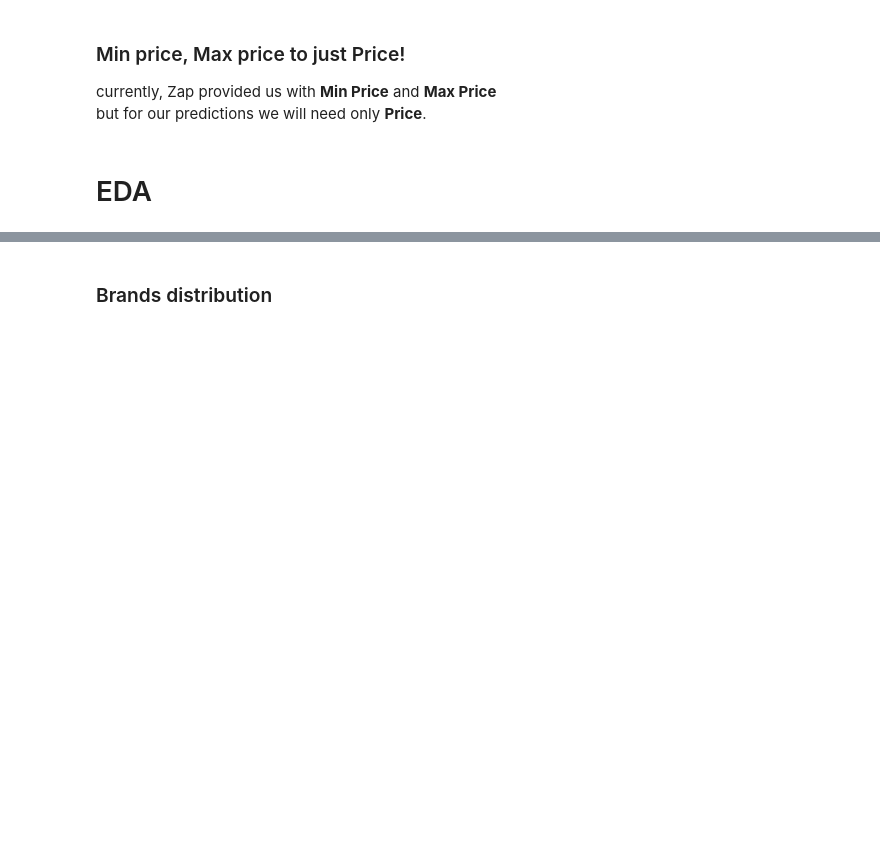
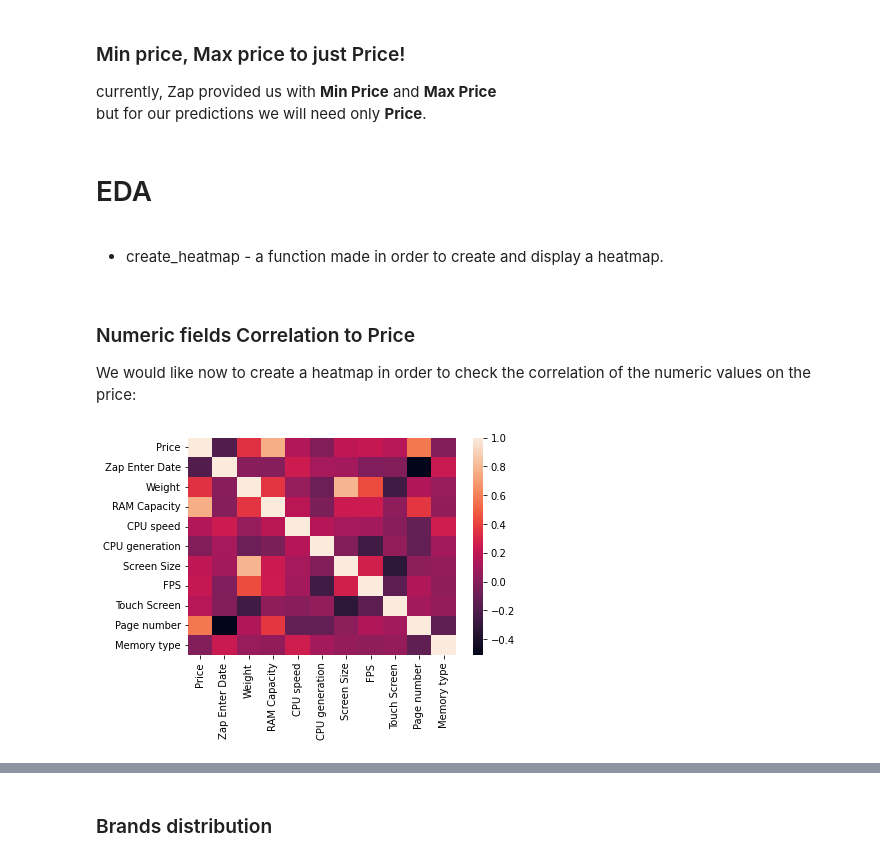
Before and after one commit to shayjr122/ZapDataScience, a Jupyter notebook: new_25_06.ipynb, the cells around one changed output, grey strips where cells are left out. Cells and saved outputs as stored; diff of their text form; code cells hidden in the pictures; blank space fills up the shorter version.

```diff
--- a/new_25_06.ipynb
+++ b/new_25_06.ipynb
@@ -497,3 +502,21 @@ laptop_eda['Price'] = (laptop_eda['Price'] - laptop_eda['Price'].min()) / (lapto
 laptop_eda = laptop_eda.drop(["Max price" , "Min price" ] , axis = 1)
 # %% [markdown]
 <h1>EDA</h1>
+# %% [markdown]
+<p>
+    <ul>
+        <li>create_heatmap - a function made in order to create and display a heatmap.</li>
+# %%
+def create_heatmap(numeric_df):
+    first_col = numeric_df.pop('Price')
+    numeric_df.insert(0, 'Price', first_col)
+    sns.heatmap(numeric_df.corr())
+# %% [markdown]
+<a id='brands_distribution'></a>
+<h3>Numeric fields Correlation to Price</h3>
+<p>We would like now to create a heatmap in order to check the correlation of the numeric values on the price:</p>
+# %%
+laptops_for_heatmap = laptop_eda.select_dtypes(include='number')
+create_heatmap(laptops_for_heatmap)
+# %% [output]
+[figure, added]
```
Also changed, not shown: parts of 34 cells of this notebook.
